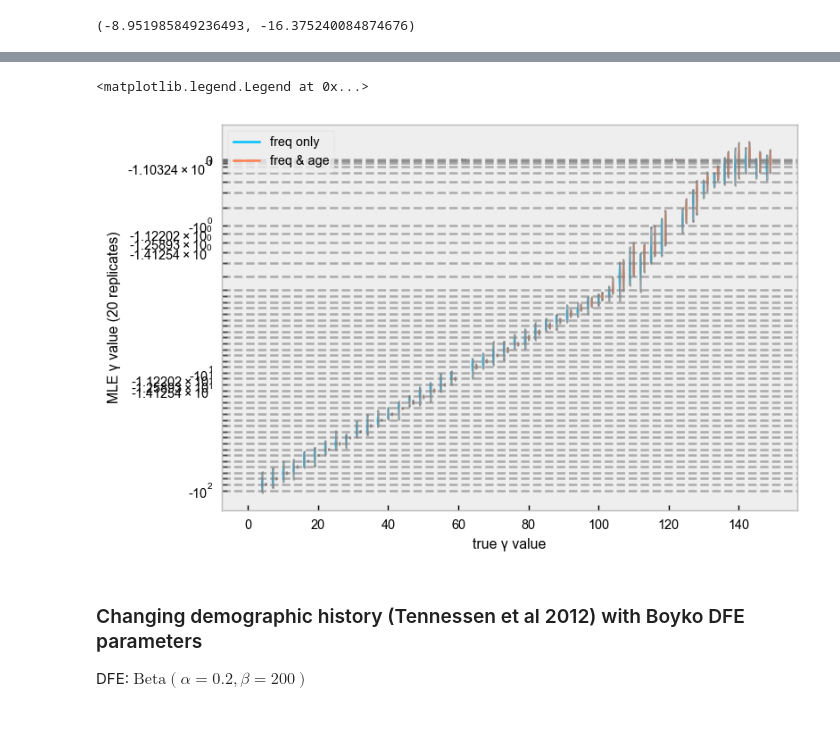
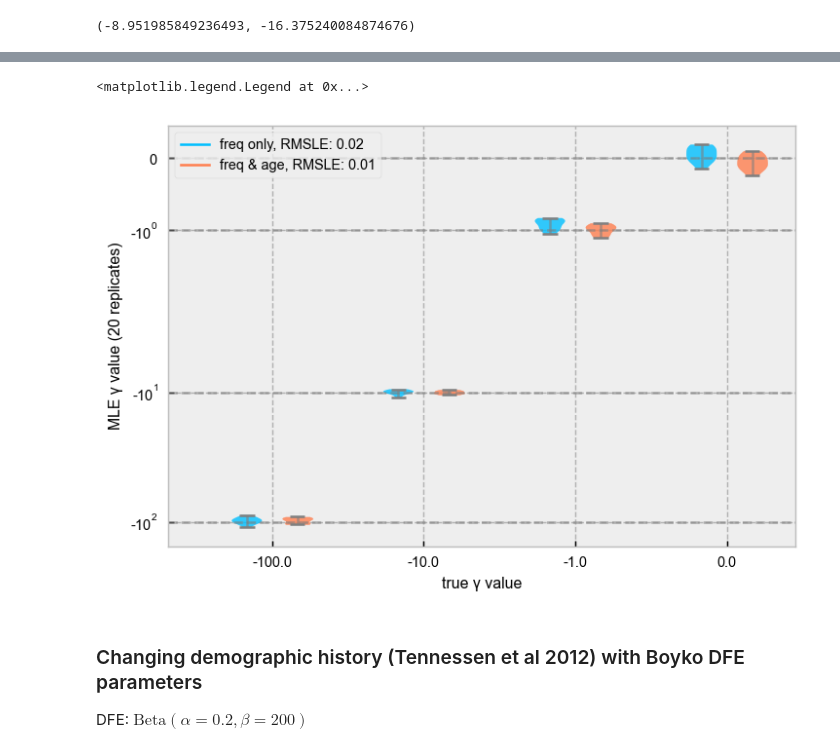
Before and after one commit to VivaswatS/selCoefEst, a Jupyter notebook: changingpopsizesims.ipynb, the cells around one changed output, grey strips where cells are left out. Saved outputs shown, nothing was run; the diff lists cells and outputs as text; code cells hidden in the pictures; blank space fills up the shorter version.

```diff
--- a/changingpopsizesims.ipynb
+++ b/changingpopsizesims.ipynb
@@ -984,0 +1020,16 @@ for ig, g in enumerate(np.setdiff1d(-np.append(np.linspace(0.0, 1.0, num=10)**np
+# %%
+# plt.plot([-50,-0.5,0],np.std(parestfreq,axis=1)/np.std(parestage,axis=1),'k-o', alpha=0.7); plt.xscale('symlog'); plt.ylabel('ratio of SD'); plt.xlabel(r'$\gamma$'); plt.axhline(1,color='grey',ls='--')
+
+os.chdir('/Users/vivaswatshastry/selCoefEst/PReFerSims')
+parest = np.loadtxt("resfiles/parestres10Jan23.txt",delimiter=' ')
+parestfreq = parest[:,0].reshape(-1,10); parestage = parest[:,1].reshape(-1,10)
+# plt.plot([-100,-10,-1,0],np.std(parestfreq,axis=1)/np.std(parestage,axis=1),'k-o', alpha=0.7); plt.xscale('symlog'); plt.ylabel('ratio of SD'); plt.xlabel(r'$\gamma$'); plt.axhline(1,color='grey',ls='--');
+plt.plot([-100,-10,-1,0],np.std(parestfreq,axis=1)/np.std(parestage,axis=1),'k-o', alpha=0.7); plt.xscale('symlog'); plt.ylabel('ratio of SD'); plt.xlabel(r'$\gamma$'); plt.axhline(1,color='grey',ls='--');
+
+# plt.plot(np.append(np.linspace(0.0, 1.0, num=10)[1:]**np.exp(1),np.geomspace(100,1,40,endpoint=False)[::-1])[::-1],np.std(parestfreq,axis=1)/np.std(parestage,axis=1),'k-o', alpha=0.7); plt.xscale('symlog'); plt.ylabel('ratio of SD'); plt.xlabel(r'$\gamma$'); plt.axhline(1,color='grey',ls='--'); plt.text(1,30,'RMSE\nfreq only: 3.93\nfreq & age: 0.26',fontsize=10)
+# plt.plot(-np.append(np.linspace(0.0, 1.0, num=10)**np.exp(1),np.geomspace(100,1,40,endpoint=False)[::-1])[::-1],-np.abs(np.std(parestage,axis=1)/np.mean(parestage,axis=1))+np.abs(np.std(parestfreq,axis=1)/np.mean(parestfreq,axis=1)),'k-o', alpha=0.7); plt.xscale('symlog'); plt.ylabel('ratio of CV'); plt.xlabel(r'$\gamma$'); plt.axhline(0,color='grey',ls='--'); plt.ylim((-1,0.1))
+
+# gainmom, gainprf = np.array([1.24191538e+00, 1.84289892e+00, 1.30432199e+00, 7.86562111e-01, 7.21972888e-01, 1.29473337e+00, 9.82358160e-12]), np.array([1.022, 1.28412464, 1.089, 1.02163206, 1.112, 1.53472087, 0.947, 0.97024787, 0.880, 0.9260589, 0.875, 0.88787239, 0.851])
+# plt.plot([-100,-30,-10,-3,-1,-0.3,0],gainmom,'-o',color='purple',alpha=0.7,label='moments');
+# plt.plot([-100,-60,-30,-15,-10,-6,-3,-1.5,-1,-0.6,-0.3,-0.15,0],gainprf,'-o',color='green',alpha=0.7,label='PReFerSim')
+# plt.xlabel(r'$\gamma$'); plt.ylabel('ratio of SD'); plt.legend(); plt.xlabel(r'$\gamma$'); plt.axhline(1,color='grey',ls='--'); plt.xscale('symlog'); plt.xlim((-120,0.1))
@@ -1005,13 +1053,0 @@ array([0.057, 0.056, 0.067, 0.076, 0.079, 0.035, 0.104, 0.116, 0.071,
-# %%
-# plt.plot([-50,-0.5,0],np.std(parestfreq,axis=1)/np.std(parestage,axis=1),'k-o', alpha=0.7); plt.xscale('symlog'); plt.ylabel('ratio of SD'); plt.xlabel(r'$\gamma$'); plt.axhline(1,color='grey',ls='--')
-
-parest = np.loadtxt("resfiles/parestresnotfm28Jan23.txt",delimiter=' ')
-parestfreq = parest[:,0].reshape(-1,15); parestage = parest[:,1].reshape(-1,15)
-# plt.plot([-100,-30,-10,-3,-1,0],np.std(parestfreq,axis=1)/np.std(parestage,axis=1),'k-o', alpha=0.7); plt.xscale('symlog'); plt.ylabel('ratio of SD'); plt.xlabel(r'$\gamma$'); plt.axhline(1,color='grey',ls='--');
-
-plt.plot(np.std(parestfreq,axis=1)/np.std(parestage,axis=1),'ko', alpha=0.7); plt.xscale('symlog'); plt.ylabel('ratio of SD'); plt.xlabel(r'$\gamma$'); plt.axhline(1,color='grey',ls='--');
-
-# gainmom, gainprf = np.array([1.24191538e+00, 1.84289892e+00, 1.30432199e+00, 7.86562111e-01, 7.21972888e-01, 1.29473337e+00, 9.82358160e-12]), np.array([1.022, 1.28412464, 1.089, 1.02163206, 1.112, 1.53472087, 0.947, 0.97024787, 0.880, 0.9260589, 0.875, 0.88787239, 0.851])
-# plt.plot([-100,-30,-10,-3,-1,-0.3,0],gainmom,'-o',color='purple',alpha=0.7,label='moments');
-# plt.plot([-100,-60,-30,-15,-10,-6,-3,-1.5,-1,-0.6,-0.3,-0.15,0],gainprf,'-o',color='green',alpha=0.7,label='PReFerSim')
-# plt.xlabel(r'$\gamma$'); plt.ylabel('ratio of SD'); plt.legend(); plt.xlabel(r'$\gamma$'); plt.axhline(1,color='grey',ls='--'); plt.xscale('symlog'); plt.xlim((-120,0.1))
@@ -1038,38 +1081,39 @@ def setViolColors(bp):
     # plt.setp(bp['caps'][3], color='coral')
     # plt.setp(bp['whiskers'][2], color='coral')
     # plt.setp(bp['whiskers'][3], color='coral')
     # plt.setp(bp['fliers'][1], color='coral')
     # plt.setp(bp['medians'][1], color='coral')
 
 fig = plt.figure(dpi=130)
 plt.style.use('seaborn-paper')
 ax = plt.axes()
-s = -np.append(np.linspace(0.0, 1.0, num=10)**np.exp(1),np.geomspace(100,1,40,endpoint=False)[::-1])[::-1]#np.array([1,10,100]) #np.array([-100.,-10.,-1.,0])
+s = np.array([-100.,-10.,-1.,0])
+#-np.append(np.linspace(0.0, 1.0, num=10)**np.exp(1),np.geomspace(100,1,40,endpoint=False)[::-1])[::-1]#np.array([1,10,100])
 
 for i in range(len(s)):
     # bp = plt.boxplot([parestfreq[i,~np.isnan(parestfreq[i,:])],parestage[i,~np.isnan(parestage[i,:])]],positions=[3*i+1,3*i+2], widths=0.6,flierprops=dict(marker='x',markersize=5,alpha=0.5),)
     # setBoxColors(bp)
     vp = plt.violinplot([parestfreq[i,:],parestage[i,:]],positions=[3*i+1,3*i+2], widths=0.6,)
     setViolColors(vp)
     plt.axhline(s[i],color='grey',ls='--',alpha=0.6)
 
 # bp = plt.boxplot([parestfreq0,parestage0],positions=[16,17],widths=0.6,flierprops=dict(marker='x',markersize=5,alpha=0.5))
 # setBoxColors(bp)
 # vp = plt.violinplot([-parestfreq[-1,:],-parestage[-1,:]],positions=[9,10],widths=0.6,)
 # setViolColors(vp)
 # plt.axhline(0.,color='grey',ls='--',alpha=0.6);
 
 # ax.set_xticks([1.5,4.5,7.5,10.5,13.5,16.5]); ax.set_xticklabels(np.ravel(s.tolist()+[0.])); ax.set_yscale('symlog');
-# ax.set_xticks([1.5,4.5,7.5,]); ax.set_xticklabels(np.ravel(s.tolist()));
-ax.set_yscale('symlog'); ax.set_yticks(s); plt.grid()
+ax.set_xticks([1.5,4.5,7.5,10.5]); ax.set_xticklabels(np.ravel(s.tolist()));
+ax.set_yscale('symlog'); ax.set_yticks(s);
 
 hB, = plt.plot(0,0,color='deepskyblue'); hR, = plt.plot(0,0,color='coral'); #hB.set_visible(True); hR.set_visible(True)
 plt.xlabel('true γ value'); plt.ylabel('MLE γ value (20 replicates)'); plt.legend((hB, hR),('freq only','freq & age'),loc='upper left')
-# plt.legend((hB, hR),('freq only, RMSLE: {:.2f}'.format(np.sqrt(np.mean((np.log10(-s[:-1])-np.log10(np.mean(-parestfreq[:-1,:],axis=1)))**2))), 'freq & age, RMSLE: {:.2f}'.format(np.sqrt(np.mean((np.log10(-s[:-1])-np.log10(np.mean(-parestage[:-1,:],axis=1)))**2)))),loc='upper left')
+plt.legend((hB, hR),('freq only, RMSLE: {:.2f}'.format(np.sqrt(np.mean((np.log10(-s[:-1])-np.log10(np.mean(-parestfreq[:-1,:],axis=1)))**2))), 'freq & age, RMSLE: {:.2f}'.format(np.sqrt(np.mean((np.log10(-s[:-1])-np.log10(np.mean(-parestage[:-1,:],axis=1)))**2)))),loc='upper left')
 # plt.savefig("../figs/MLEfreqage2.pdf")
 # %% [output]
 <matplotlib.legend.Legend at 0x...>
-[figure, old version]
+[figure, new version]
 # %% [markdown]
 ### Changing demographic history (Tennessen et al 2012) with Boyko DFE parameters
 DFE: $\text{Beta}(\alpha=0.2,\beta=200)$
```
Also changed, not shown: parts of 8 cells of this notebook, 4 other files.
